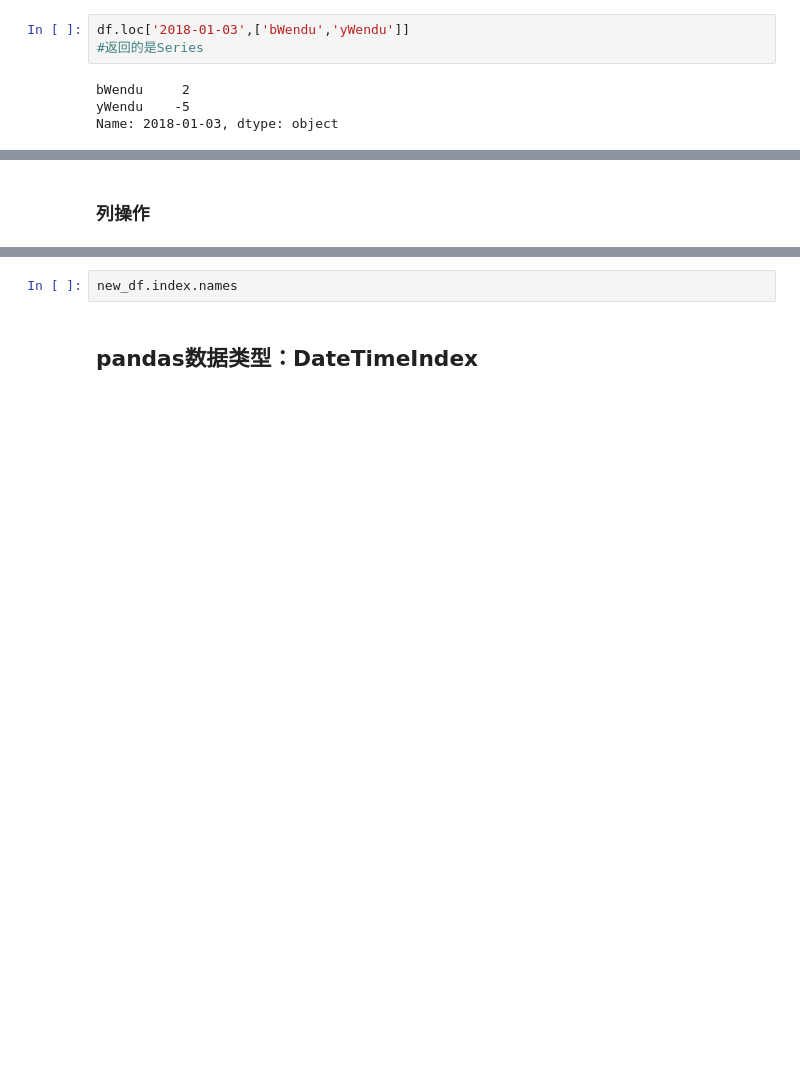
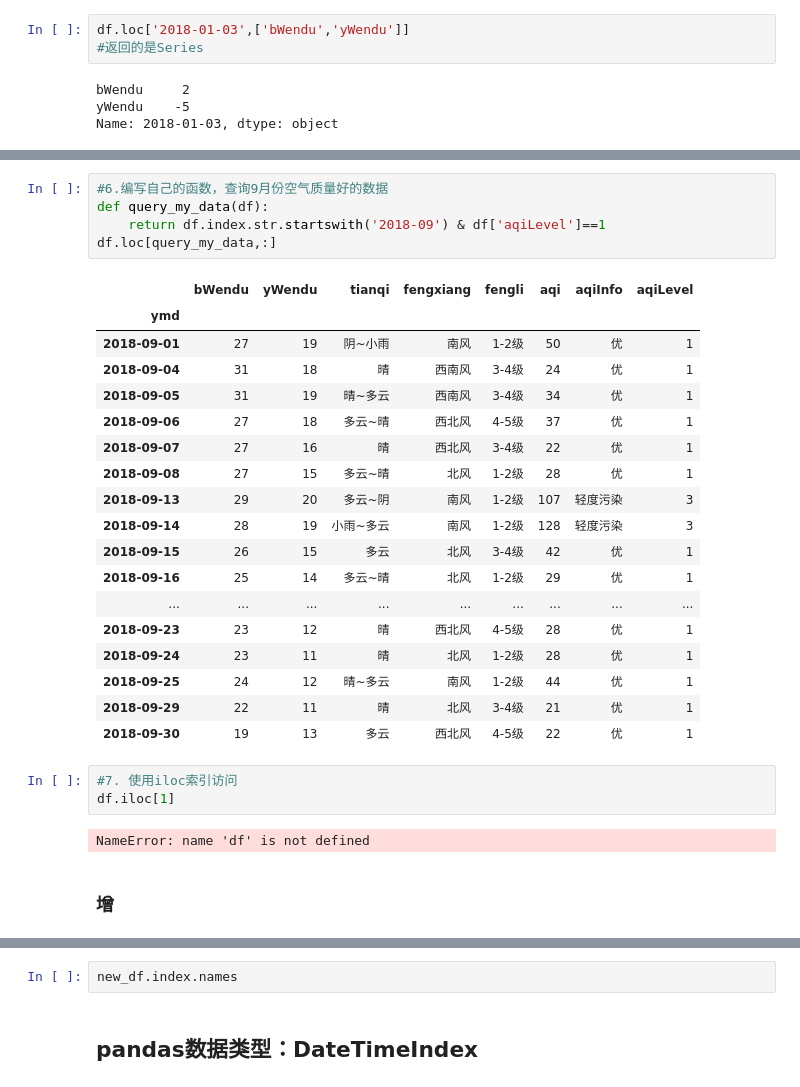
Before and after one commit to codefish-yu/dataanalyze, a Jupyter notebook: pandas.ipynb, the cells around one changed output, grey strips where cells are left out. Drawn from its saved outputs; the diff is of its cells as text; blank space fills up the shorter version.

```diff
--- a/pandas.ipynb
+++ b/pandas.ipynb
@@ -270,2 +438,31 @@ Name: bWendu, dtype: int32
+# %%
+#6.编写自己的函数，查询9月份空气质量好的数据
+def query_my_data(df):
+    return df.index.str.startswith('2018-09') & df['aqiLevel']==1
+df.loc[query_my_data,:]
+# %% [output]
+|  | bWendu | yWendu | tianqi | fengxiang | fengli | aqi | aqiInfo | aqiLevel |
+| ymd |  |  |  |  |  |  |  |  |
+| 2018-09-01 | 27 | 19 | 阴~小雨 | 南风 | 1-2级 | 50 | 优 | 1 |
+| 2018-09-04 | 31 | 18 | 晴 | 西南风 | 3-4级 | 24 | 优 | 1 |
+| 2018-09-05 | 31 | 19 | 晴~多云 | 西南风 | 3-4级 | 34 | 优 | 1 |
+| 2018-09-06 | 27 | 18 | 多云~晴 | 西北风 | 4-5级 | 37 | 优 | 1 |
+| 2018-09-07 | 27 | 16 | 晴 | 西北风 | 3-4级 | 22 | 优 | 1 |
+| 2018-09-08 | 27 | 15 | 多云~晴 | 北风 | 1-2级 | 28 | 优 | 1 |
+| 2018-09-13 | 29 | 20 | 多云~阴 | 南风 | 1-2级 | 107 | 轻度污染 | 3 |
+| 2018-09-14 | 28 | 19 | 小雨~多云 | 南风 | 1-2级 | 128 | 轻度污染 | 3 |
+| 2018-09-15 | 26 | 15 | 多云 | 北风 | 3-4级 | 42 | 优 | 1 |
+| 2018-09-16 | 25 | 14 | 多云~晴 | 北风 | 1-2级 | 29 | 优 | 1 |
+| ... | ... | ... | ... | ... | ... | ... | ... | ... |
+| 2018-09-23 | 23 | 12 | 晴 | 西北风 | 4-5级 | 28 | 优 | 1 |
+| 2018-09-24 | 23 | 11 | 晴 | 北风 | 1-2级 | 28 | 优 | 1 |
+| 2018-09-25 | 24 | 12 | 晴~多云 | 南风 | 1-2级 | 44 | 优 | 1 |
+| 2018-09-29 | 22 | 11 | 晴 | 北风 | 3-4级 | 21 | 优 | 1 |
+| 2018-09-30 | 19 | 13 | 多云 | 西北风 | 4-5级 | 22 | 优 | 1 |
+# %%
+#7. 使用iloc索引访问
+df.iloc[1]
+# %% [output]
+NameError: name 'df' is not defined
 # %% [markdown]
-### 列操作
+### 增
```
Also changed, not shown: parts of 43 cells of this notebook, 2 other files.
